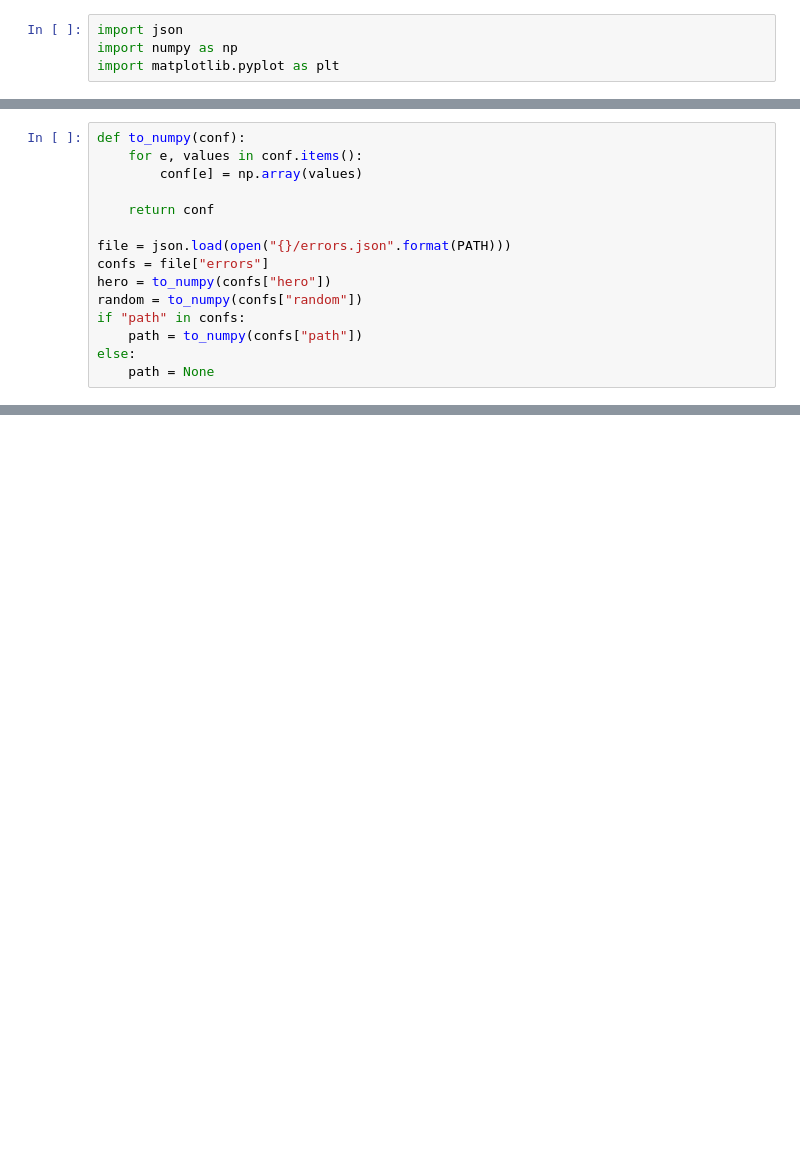
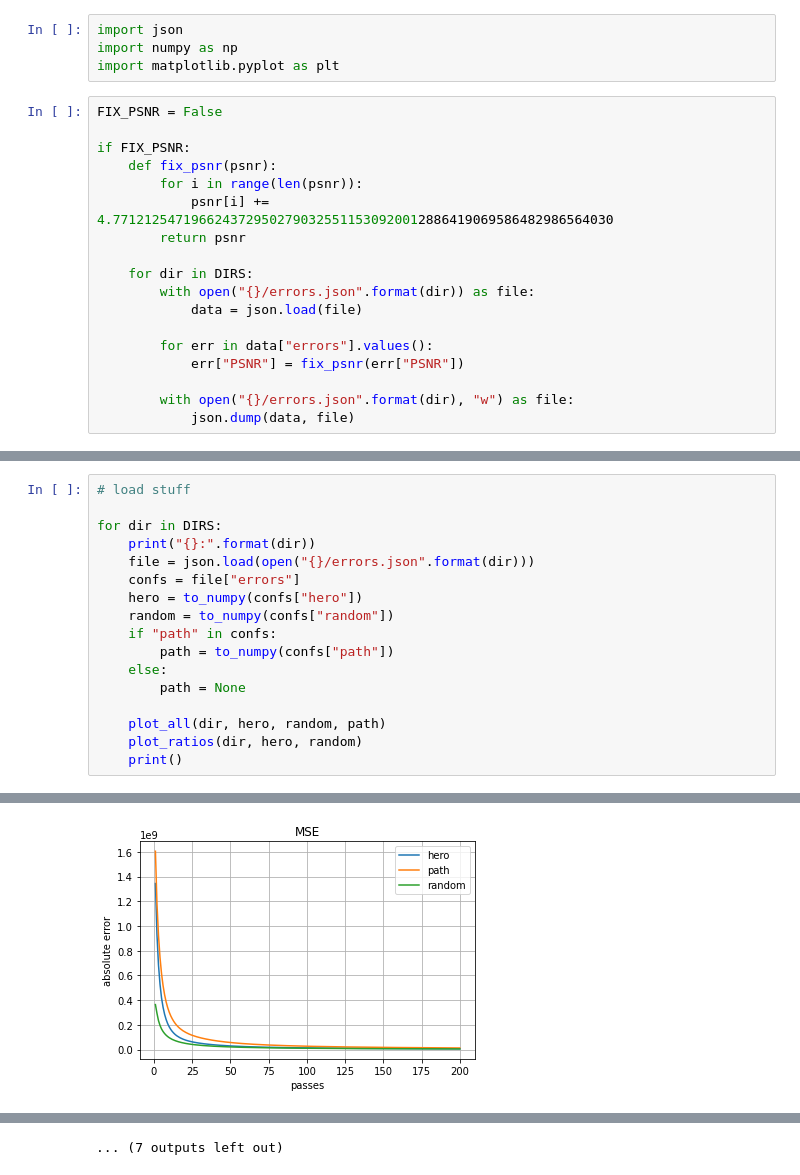
Before and after one commit to joeftiger/rust-v2-error, a Jupyter notebook: main.ipynb, the cells around one changed output, grey strips where cells are left out. Cells and saved outputs as stored; diff of their text form; blank space fills up the shorter version.

```diff
--- a/main.ipynb
+++ b/main.ipynb
@@ -8,3 +6,21 @@ HAS_PATH = False
 import json
 import numpy as np
 import matplotlib.pyplot as plt
+# %%
+FIX_PSNR = False
+
+if FIX_PSNR:
+    def fix_psnr(psnr):
+        for i in range(len(psnr)):
+            psnr[i] += 4.7712125471966243729502790325511530920012886419069586482986564030
+        return psnr
+
+    for dir in DIRS:
+        with open("{}/errors.json".format(dir)) as file:
+            data = json.load(file)
+
+        for err in data["errors"].values():
+            err["PSNR"] = fix_psnr(err["PSNR"])
+
+        with open("{}/errors.json".format(dir), "w") as file:
+            json.dump(data, file)
@@ -11,15 +135,18 @@ import matplotlib.pyplot as plt
 # %%
-def to_numpy(conf):
-    for e, values in conf.items():
-        conf[e] = np.array(values)
+# load stuff
 
-    return conf
+for dir in DIRS:
+    print("{}:".format(dir))
+    file = json.load(open("{}/errors.json".format(dir)))
+    confs = file["errors"]
+    hero = to_numpy(confs["hero"])
+    random = to_numpy(confs["random"])
+    if "path" in confs:
+        path = to_numpy(confs["path"])
+    else:
+        path = None
 
-file = json.load(open("{}/errors.json".format(PATH)))
-confs = file["errors"]
-hero = to_numpy(confs["hero"])
-random = to_numpy(confs["random"])
-if "path" in confs:
-    path = to_numpy(confs["path"])
-else:
-    path = None
+    plot_all(dir, hero, random, path)
+    plot_ratios(dir, hero, random)
+    print()
+# %% [output]
@@ -25,0 +170 @@ else:
+[figure, added]
@@ -25,0 +181 @@ else:
+... (7 outputs left out)
```
Also changed, not shown: parts of 9 cells of this notebook.
